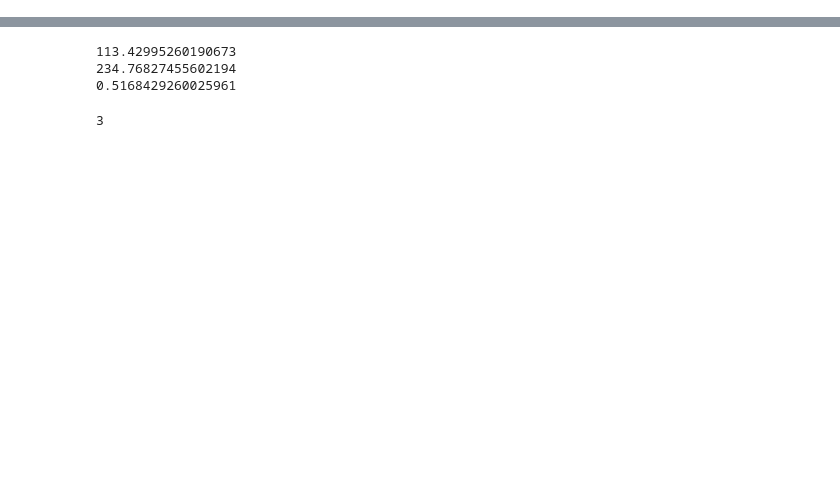
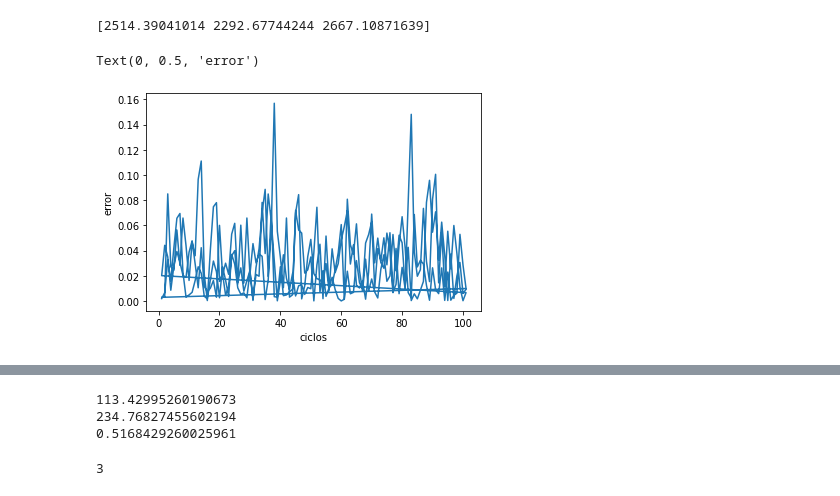
Before and after one commit to delvago/Algoritmo-Genetico, a Jupyter notebook: Tarea1.ipynb, the cells around one changed output, grey strips where cells are left out. Cells and saved outputs as stored; diff of their text form; code cells hidden in the pictures; blank space fills up the shorter version.

```diff
--- a/Tarea1.ipynb
+++ b/Tarea1.ipynb
@@ -803,0 +963,13 @@ Text(0, 0.5, 'error')
+# %%
+print(resultado)
+# %% [output]
+[2514.39041014 2292.67744244 2667.10871639]
+# %%
+x = ciclos2
+y = opti2
+plt.plot(x,y)
+plt.xlabel('ciclos')
+plt.ylabel('error')
+# %% [output]
+Text(0, 0.5, 'error')
+[figure, added]
```
Also changed, not shown: parts of 42 cells of this notebook.
